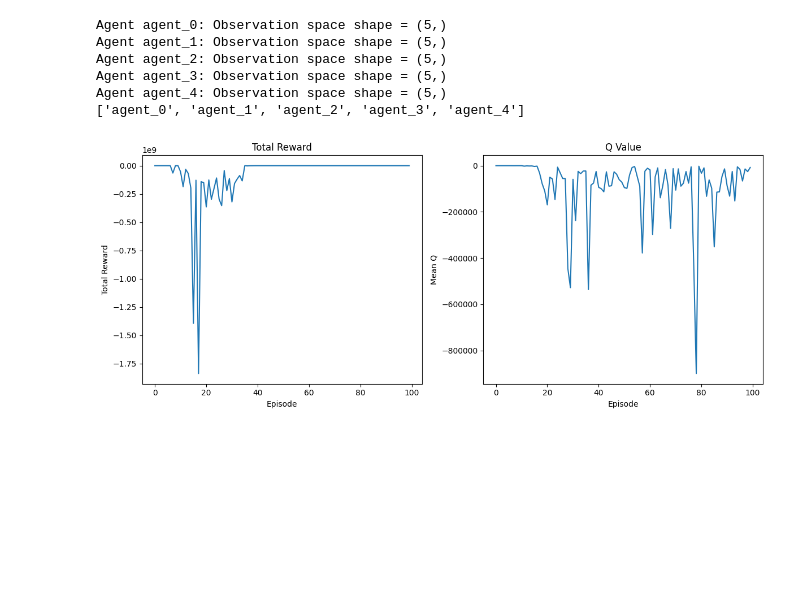
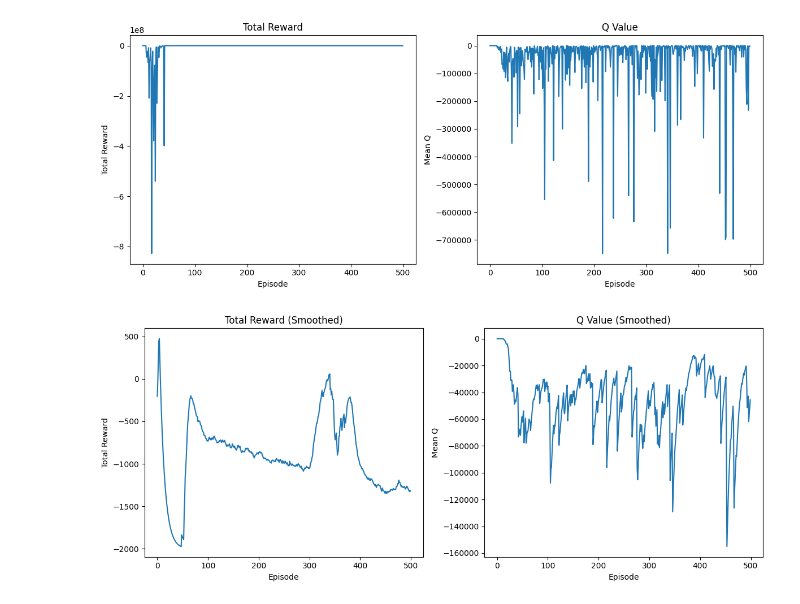
Before and after one commit to yjchenCN/Multi-agent-consensus-algorithm, a Jupyter notebook: MARL/MA_new/qmix_1.ipynb, the cells around one changed output. Cells and saved outputs as stored; diff of their text form; code cells hidden in the pictures; blank space fills up the shorter version.

```diff
--- a/MARL/MA_new/qmix_1.ipynb
+++ b/MARL/MA_new/qmix_1.ipynb
@@ -9,9 +9,9 @@ from pettingzoo import ParallelEnv
 
 # 假设用户已经提供了上述的自定义环境类CustomMAEnvironment
 # 此处直接使用用户环境
-from env_new.MAenv import CustomMAEnvironment
+from env_new.MAenv_2 import CustomMAEnvironment2
 # 创建环境
-env = CustomMAEnvironment()
+env = CustomMAEnvironment2()
 
 # -------------------------------
 # 分散执行、集中训练的多智能体强化学习示例算法（类似MADDPG的思想，但动作为离散，采用集中Q网络进行训练）
@@ -155,7 +155,7 @@ def one_hot_action(action_idx, action_dim):
 
 # -------------------------------
 # 训练超参数
-epochs = 100
+epochs = 500
 episodes_per_epoch = 1
 batch_size = 64
 gamma = 0.95
@@ -193,8 +193,9 @@ def get_joint_obs_action(obs_list, actions):
 # -------------------------------
 # 开始训练
 
+progress = tqdm(range(epochs))
 total_steps = 0
-for epoch in tqdm(range(epochs)):
+for epoch in progress:
     episode_rewards = 0
     obs_dict = env.reset()
     done = False
@@ -399,6 +400,8 @@ for epoch in tqdm(range(epochs)):
 
     reward_history.append(episode_rewards)
     epsilon = max(min_epsilon, epsilon * epsilon_decay)
+    progress.set_description(f"Epoch {epoch + 1} | Reward: {episode_rewards:.2f}")
+
     # 简单记录一个Q值变化趋势：在每个epoch结束后
     # Q值可取critic的平均值(随机抽样)
     if len(buffer) > 1000:
@@ -409,39 +412,67 @@ for epoch in tqdm(range(epochs)):
             for bb in range(32):
                 fobs, fact = get_joint_obs_action(obb[bb], acb[bb])
                 obs_tensor_.append(fobs)
                 act_tensor_.append(fact)
             obs_tensor_ = to_torch(np.array(obs_tensor_))
             act_tensor_ = to_torch(np.array(act_tensor_))
             q_val_test = critics[0](obs_tensor_, act_tensor_)
             q_value_history.append(q_val_test.mean().item())
     else:
         q_value_history.append(0.0)
 
 # -------------------------------
 # 训练完成后，绘制总回报和Q值变化曲线
 
 plt.figure(figsize=(12,5))
 plt.subplot(1,2,1)
 plt.title("Total Reward")
 plt.plot(reward_history)
 plt.xlabel("Episode")
 plt.ylabel("Total Reward")
 
 plt.subplot(1,2,2)
 plt.title("Q Value")
 plt.plot(q_value_history)
 plt.xlabel("Episode")
 plt.ylabel("Mean Q")
 
 plt.tight_layout()
 plt.show()
 # %% [output]
-Agent agent_0: Observation space shape = (5,)
-Agent agent_1: Observation space shape = (5,)
-Agent agent_2: Observation space shape = (5,)
-Agent agent_3: Observation space shape = (5,)
-Agent agent_4: Observation space shape = (5,)
-['agent_0', 'agent_1', 'agent_2', 'agent_3', 'agent_4']
-[figure, old version]
+[figure, new version]
+# %%
+# 使用平滑函数对数据进行平滑处理
+def smooth(data, weight=0.9):
+    smoothed = []
+    last = data[0]
+    for point in data:
+        smoothed_value = last * weight + (1 - weight) * point
+        smoothed.append(smoothed_value)
+        last = smoothed_value
+    return smoothed
+
+# 对奖励历史和Q值历史进行平滑
+smoothed_reward_history = smooth(reward_history)
+smoothed_q_value_history = smooth(q_value_history)
+
+# 绘制平滑后的曲线
+plt.figure(figsize=(12, 5))
+
+plt.subplot(1, 2, 1)
+plt.title("Total Reward (Smoothed)")
+plt.plot(smoothed_reward_history)
+plt.xlabel("Episode")
+plt.ylabel("Total Reward")
+
+plt.subplot(1, 2, 2)
+plt.title("Q Value (Smoothed)")
+plt.plot(smoothed_q_value_history)
+plt.xlabel("Episode")
+plt.ylabel("Mean Q")
+
+plt.tight_layout()
+plt.show()
+# %% [output]
+[figure, added]
 # %%
 # 对 reward_history 中小于 -1000 的值进行修改，将其设置为 -1000
```
Also changed, not shown: parts of 1 cell of this notebook, 4 other files.
